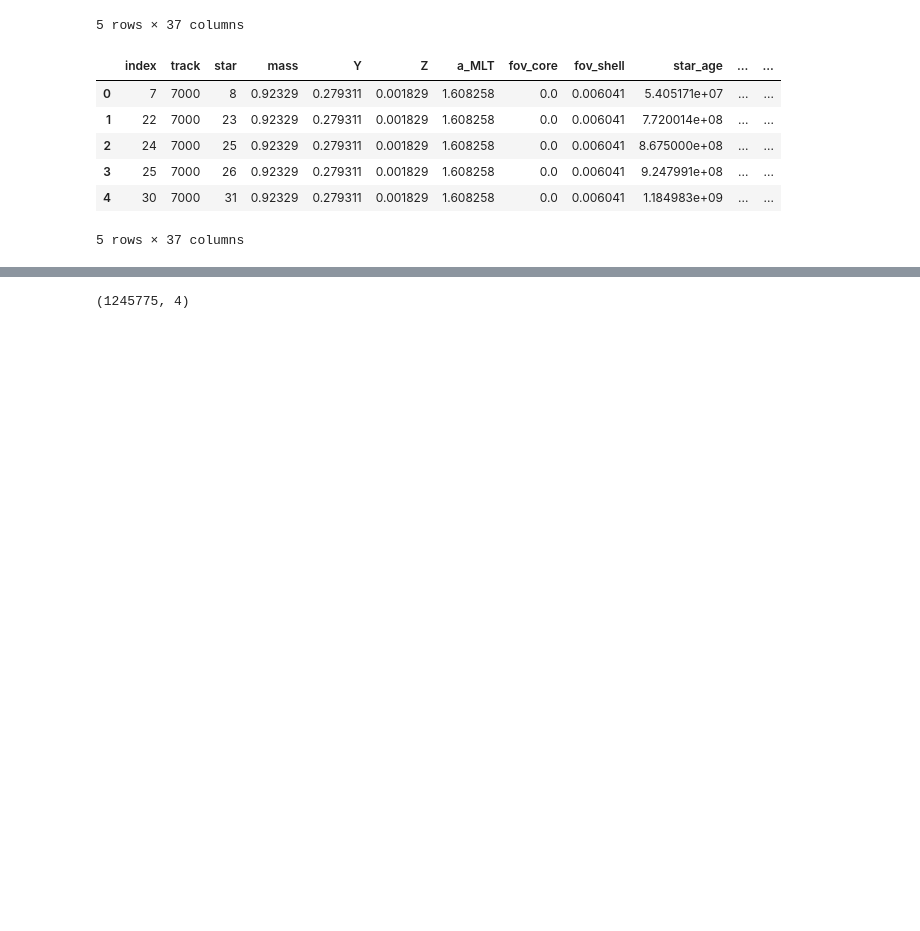
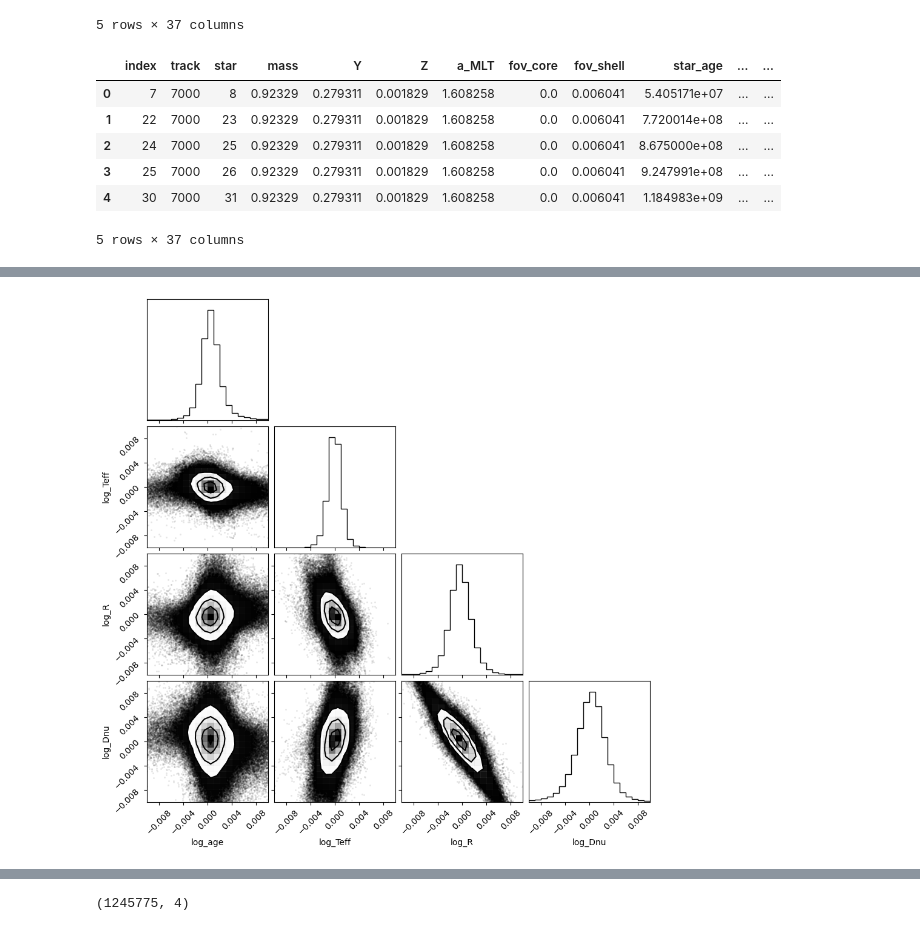
Before and after one commit to alexlyttle/scalable-stellar-inference, a Jupyter notebook: notebook/emulator-error.ipynb, the cells around one changed output, grey strips where cells are left out. Saved outputs shown, nothing was run; the diff lists cells and outputs as text; code cells hidden in the pictures; blank space fills up the shorter version.

```diff
--- a/notebook/emulator-error.ipynb
+++ b/notebook/emulator-error.ipynb
@@ -118,0 +114,2 @@ sns.pairplot(error.loc[mask], vars=var_names, kind="hist", diag_kind="hist", plo
+# %%
+mask = (test_data.age < 14.) & (test_data.Teff < 7500.)
@@ -119,3 +123,7 @@ sns.pairplot(error.loc[mask], vars=var_names, kind="hist", diag_kind="hist", plo
+# %%
+fig = corner(error.loc[mask, var_names].to_numpy(), labels=var_names, range=limits)
+# %% [output]
+[figure, added]
 # %%
 import numpyro
 import numpyro.distributions as dist
```
Also changed, not shown: parts of 18 cells of this notebook.
